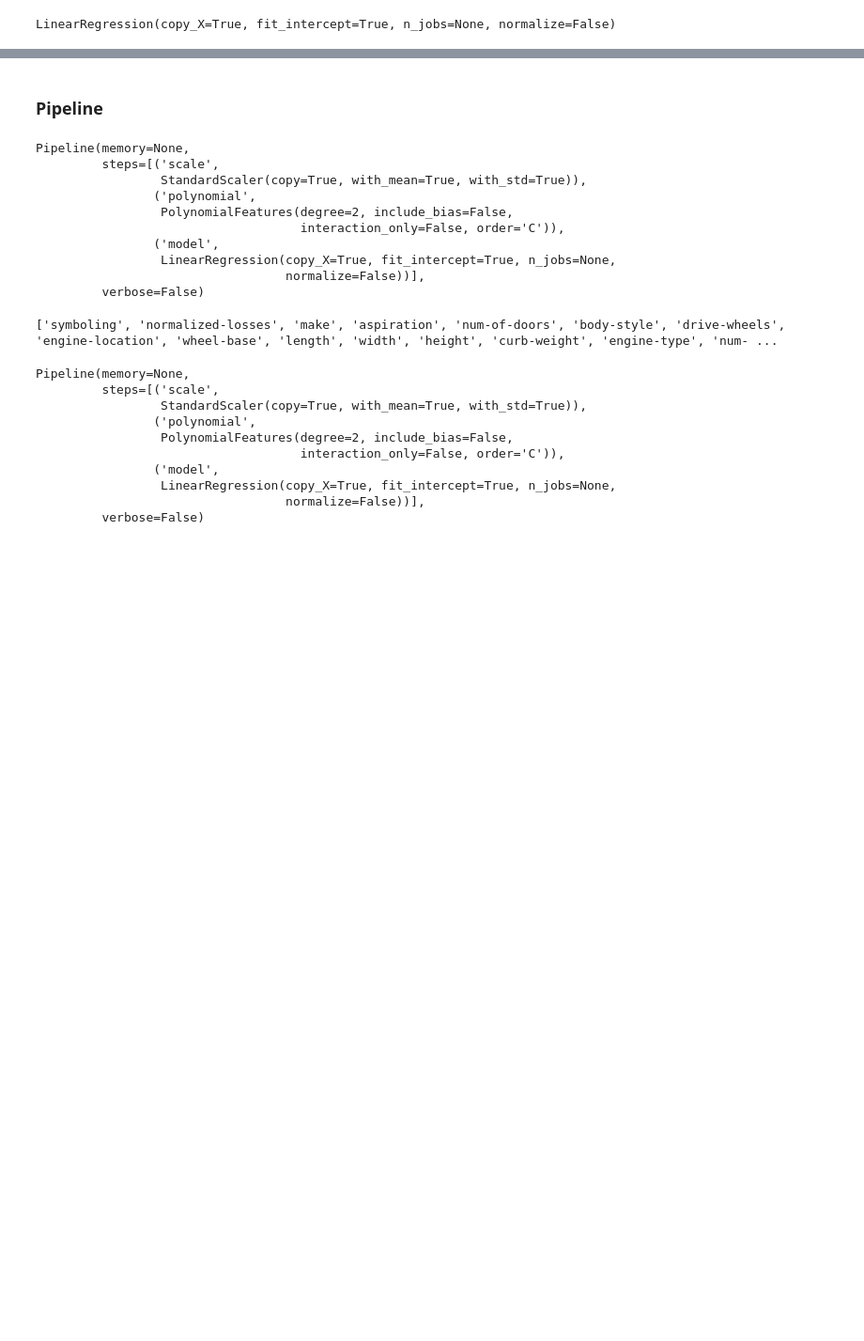
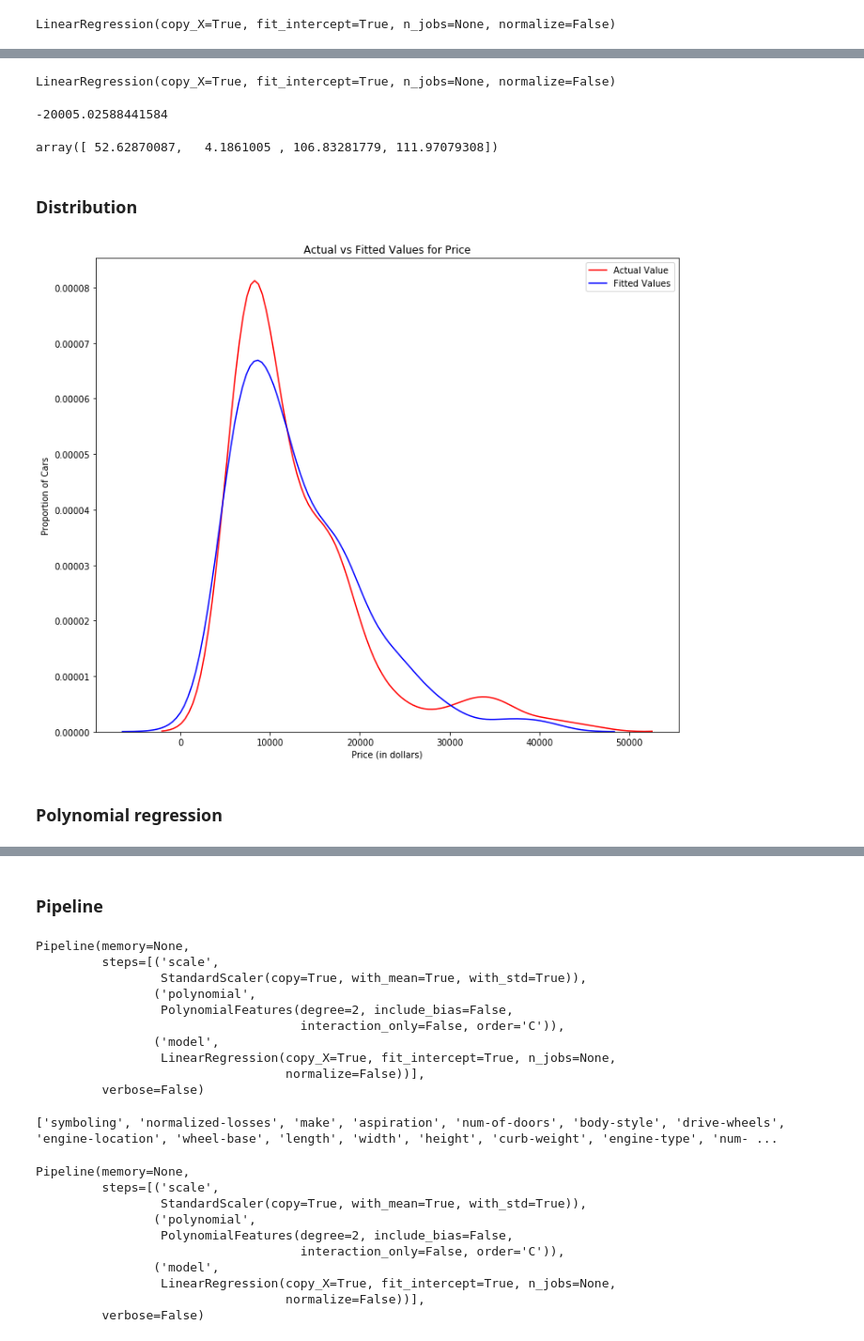
Before and after one commit to FabienNugier/SummaryCommandsPython, a Jupyter notebook: summary_commands.ipynb, the cells around one changed output, grey strips where cells are left out. Shown at 94% size. Saved outputs shown, nothing was run; the diff lists cells and outputs as text; code cells hidden in the pictures; blank space fills up the shorter version.

```diff
--- a/summary_commands.ipynb
+++ b/summary_commands.ipynb
@@ -1292,0 +1484,36 @@ lm.score(x,y)
+# %%
+Z = df[['horsepower', 'curb-weight', 'engine-size', 'highway-mpg']]
+lm.fit(Z, df['price'])
+# %% [output]
+LinearRegression(copy_X=True, fit_intercept=True, n_jobs=None, normalize=False)
+# %%
+lm.intercept_
+# %% [output]
+-20005.02588441584
+# %%
+lm.coef_
+# %% [output]
+array([ 52.62870087,   4.1861005 , 106.83281779, 111.97079308])
+# %% [markdown]
+### Distribution
+# %%
+Yhat = lm.predict(Z)
+
+width = 12
+height = 10
+plt.figure(figsize=(width, height))
+
+ax1 = sns.distplot(df['price'], hist=False, color="r", label="Actual Value")
+sns.distplot(Yhat, hist=False, color="b", label="Fitted Values" , ax=ax1)
+
+
+plt.title('Actual vs Fitted Values for Price')
+plt.xlabel('Price (in dollars)')
+plt.ylabel('Proportion of Cars')
+
+plt.show()
+plt.close()
+# %% [output]
+[figure, added]
+# %% [markdown]
+### Polynomial regression
```
Also changed, not shown: parts of 51 cells of this notebook.
